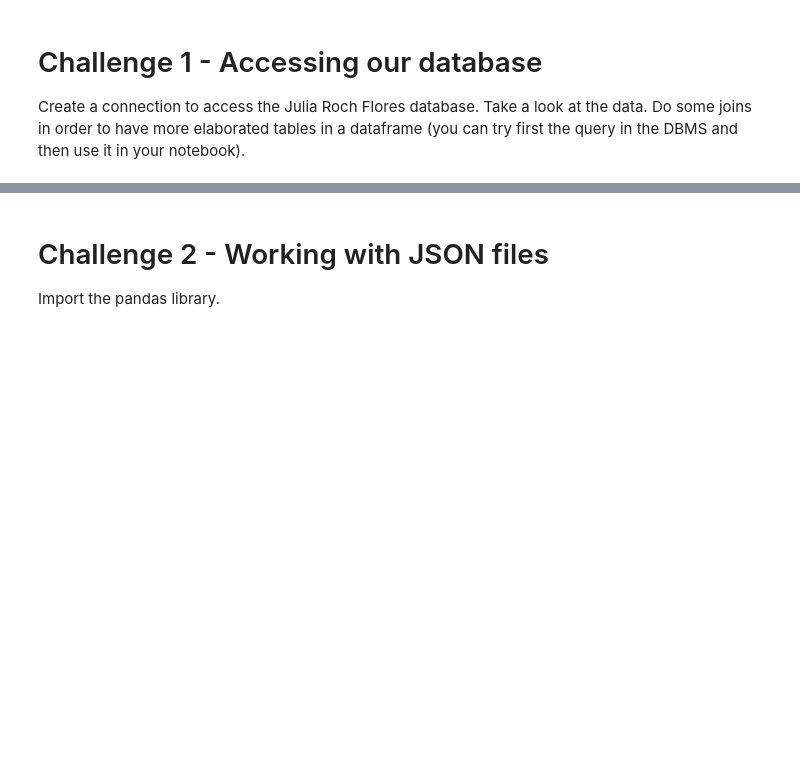
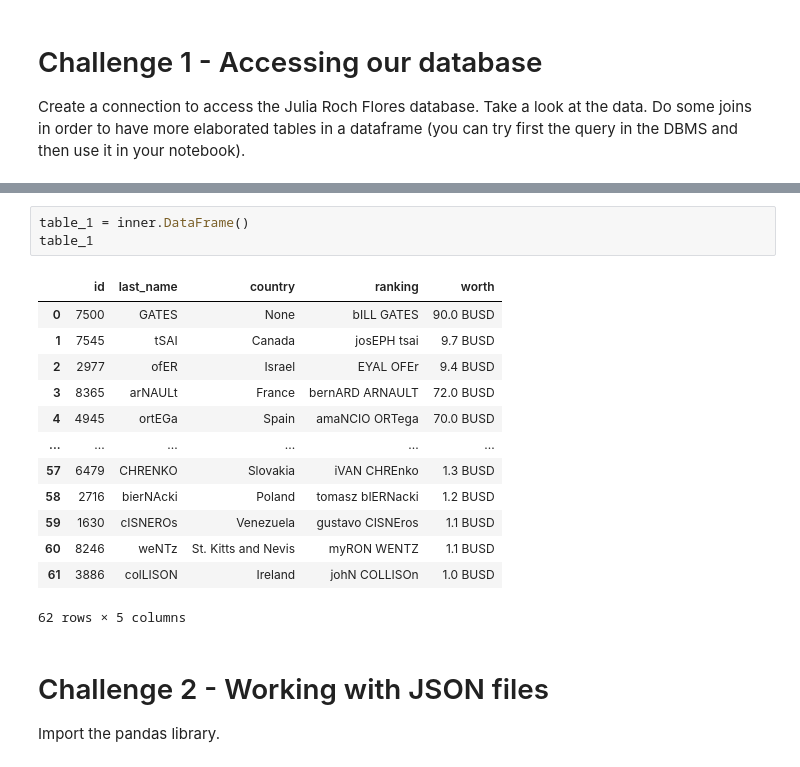
Before and after one commit to ta-data-mad/dataptmad0420, a Jupyter notebook: module-1/importing-exporting-data/your-code/main.ipynb, the cells around one changed output, grey strips where cells are left out. Saved outputs shown, nothing was run; the diff lists cells and outputs as text; blank space fills up the shorter version.

```diff
--- a/module-1/importing-exporting-data/your-code/main.ipynb
+++ b/module-1/importing-exporting-data/your-code/main.ipynb
@@ -36,3 +48,20 @@ df_sqlite
+# %%
+table_1 = inner.DataFrame()
+table_1
+# %% [output]
+|  | id | last_name | country | ranking | worth |
+| 0 | 7500 | GATES | None | bILL GATES | 90.0 BUSD |
+| 1 | 7545 | tSAI | Canada | josEPH tsai | 9.7 BUSD |
+| 2 | 2977 | ofER | Israel | EYAL OFEr | 9.4 BUSD |
+| 3 | 8365 | arNAULt | France | bernARD ARNAULT | 72.0 BUSD |
+| 4 | 4945 | ortEGa | Spain | amaNCIO ORTega | 70.0 BUSD |
+| ... | ... | ... | ... | ... | ... |
+| 57 | 6479 | CHRENKO | Slovakia | iVAN CHREnko | 1.3 BUSD |
+| 58 | 2716 | bierNAcki | Poland | tomasz bIERNacki | 1.2 BUSD |
+| 59 | 1630 | cISNEROs | Venezuela | gustavo CISNEros | 1.1 BUSD |
+| 60 | 8246 | weNTz | St. Kitts and Nevis | myRON WENTZ | 1.1 BUSD |
+| 61 | 3886 | colLISON | Ireland | johN COLLISOn | 1.0 BUSD |
+62 rows × 5 columns
 # %% [markdown]
 # Challenge 2 - Working with JSON files
 
```
Also changed, not shown: parts of 9 cells of this notebook.
